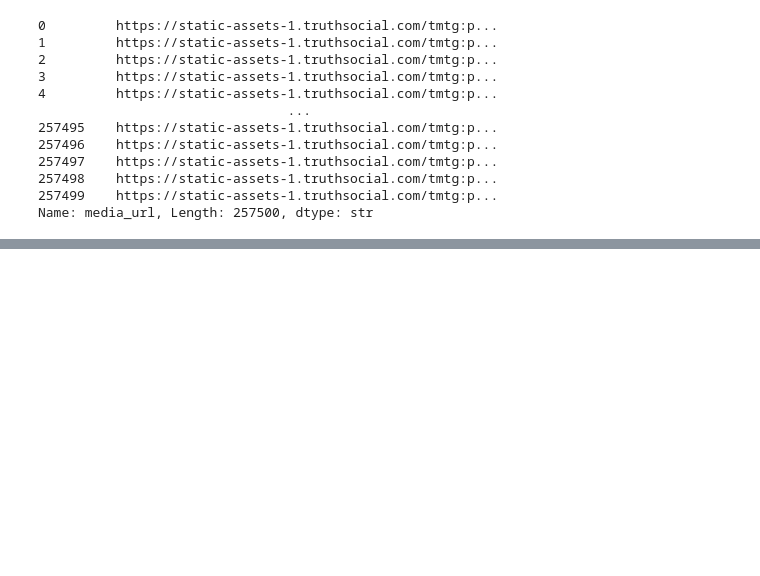
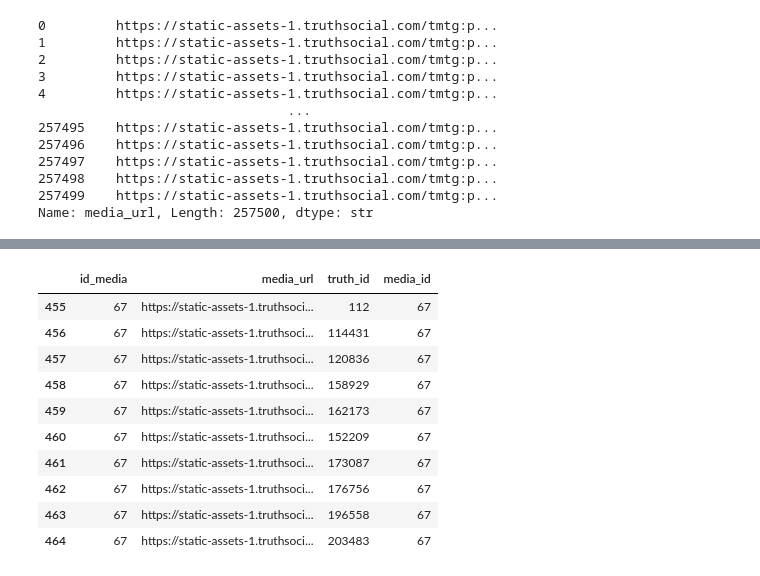
Before and after one commit to lorenzobuccolini03/Truth-Social-Analysis-and-Data-Warehousing---Decision-Support-Systems-, a Jupyter notebook: 01_assignment/01_08_explore_media.ipynb, the cells around one changed output, grey strips where cells are left out. Saved outputs shown, nothing was run; the diff lists cells and outputs as text; code cells hidden in the pictures; blank space fills up the shorter version.

```diff
--- a/01_assignment/01_08_explore_media.ipynb
+++ b/01_assignment/01_08_explore_media.ipynb
@@ -213,0 +346,68 @@ Name: media_url, Length: 257500, dtype: str
+# %%
+from pathlib import Path
+import pandas as pd
+
+# Define the path to the truths dataset
+TRUTHS_PATH = Path(
+    r"C:\Users\bucco\Desktop\Laboratory of Data Science"
+    r"\project\code_project\data\Project_Data\truths.csv"
+)
+
+# Check if the file exists
+if not TRUTHS_PATH.is_file():
+    raise FileNotFoundError(f"File not found: {TRUTHS_PATH}")
+
+# Load only the ID column to reduce memory usage
+truths_df = pd.read_csv(
+    TRUTHS_PATH,
+    usecols=["id"]
+)
+
+# Ensure consistent data types for comparison
+media_truth_ids = set(
+    pd.to_numeric(df["truth_id"], errors="coerce").dropna()
+)
+
+truth_ids = set(
+    pd.to_numeric(truths_df["id"], errors="coerce").dropna()
+)
+
+# Check referential integrity
+matched_ids = media_truth_ids & truth_ids
+unmatched_ids = media_truth_ids - truth_ids
+
+# Calculate match rate
+match_rate = (
+    len(matched_ids) / len(media_truth_ids) * 100
+    if media_truth_ids else 0
+)
+
+print("REFERENTIAL INTEGRITY CHECK")
+print("---------------------------")
+print(f"Unique Truth IDs in media.json: {len(media_truth_ids):,}")
+print(f"Unique Truth IDs in truths.csv: {len(truth_ids):,}")
+print(f"Matched Truth IDs: {len(matched_ids):,}")
+print(f"Unmatched Truth IDs: {len(unmatched_ids):,}")
+print(f"Match rate: {match_rate:.2f}%")
+
+# Calculate the number of media records associated with unmatched Truth IDs
+media_truth_numeric = pd.to_numeric(df["truth_id"], errors="coerce")
+
+unmatched_records = df[
+    media_truth_numeric.isin(unmatched_ids)
+]
+
+unmatched_percentage = (
+    len(unmatched_records) / len(df) * 100
+    if len(df) > 0 else 0
+)
+
+print("\nUNMATCHED MEDIA RECORDS")
+print("-----------------------")
+print(f"Total media records: {len(df):,}")
+print(f"Unmatched media records: {len(unmatched_records):,}")
+print(f"Percentage of affected records: {unmatched_percentage:.2f}%")
+
+# Display a sample of unmatched records
+display(unmatched_records.head(10))
+# %% [output]
@@ -213,0 +427,11 @@ Name: media_url, Length: 257500, dtype: str
+|  | id_media | media_url | truth_id | media_id |
+| 455 | 67 | https://static-assets-1.truthsoci... | 112 | 67 |
+| 456 | 67 | https://static-assets-1.truthsoci... | 114431 | 67 |
+| 457 | 67 | https://static-assets-1.truthsoci... | 120836 | 67 |
+| 458 | 67 | https://static-assets-1.truthsoci... | 158929 | 67 |
+| 459 | 67 | https://static-assets-1.truthsoci... | 162173 | 67 |
+| 460 | 67 | https://static-assets-1.truthsoci... | 152209 | 67 |
+| 461 | 67 | https://static-assets-1.truthsoci... | 173087 | 67 |
+| 462 | 67 | https://static-assets-1.truthsoci... | 176756 | 67 |
+| 463 | 67 | https://static-assets-1.truthsoci... | 196558 | 67 |
+| 464 | 67 | https://static-assets-1.truthsoci... | 203483 | 67 |
```
Also changed, not shown: parts of 7 cells of this notebook, 2 other files.
